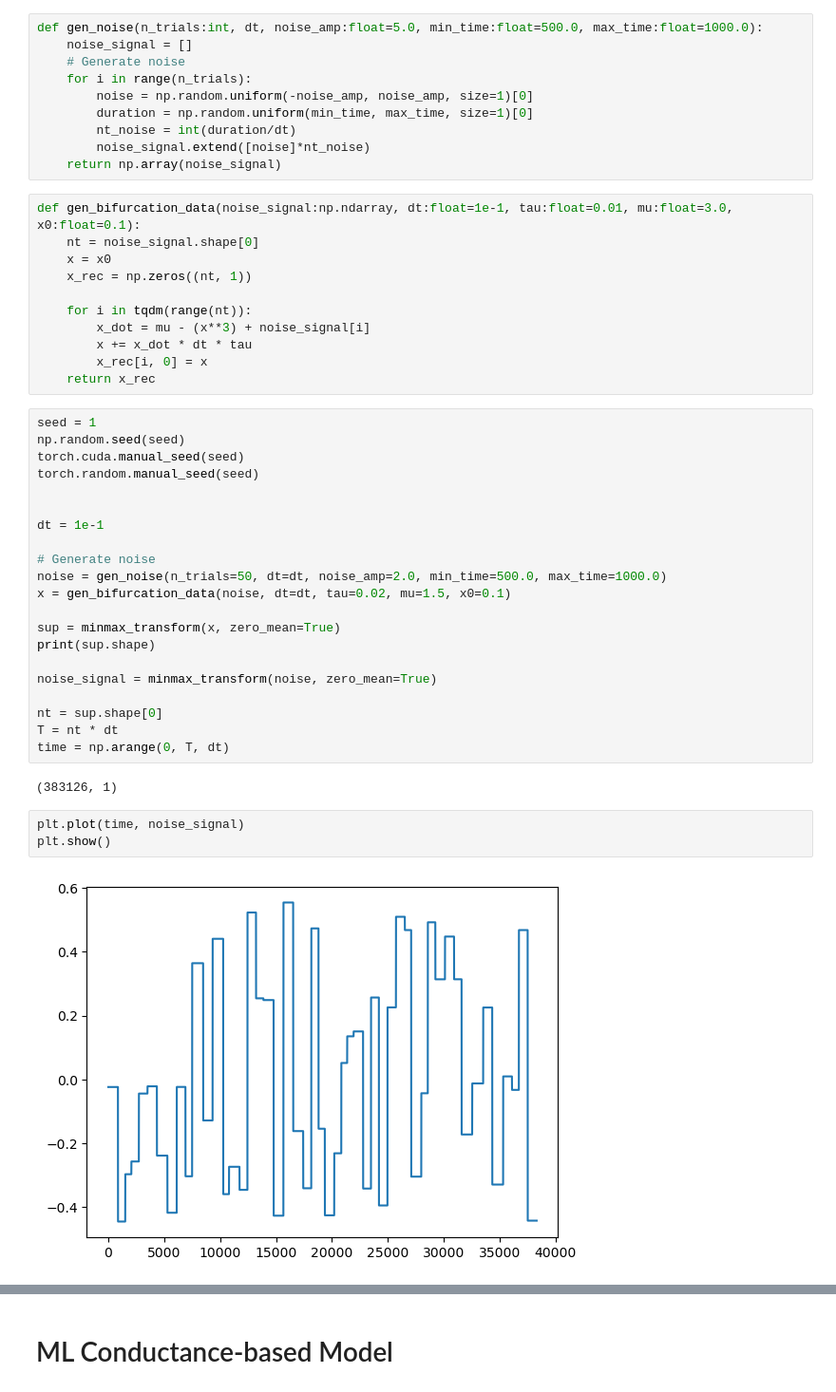
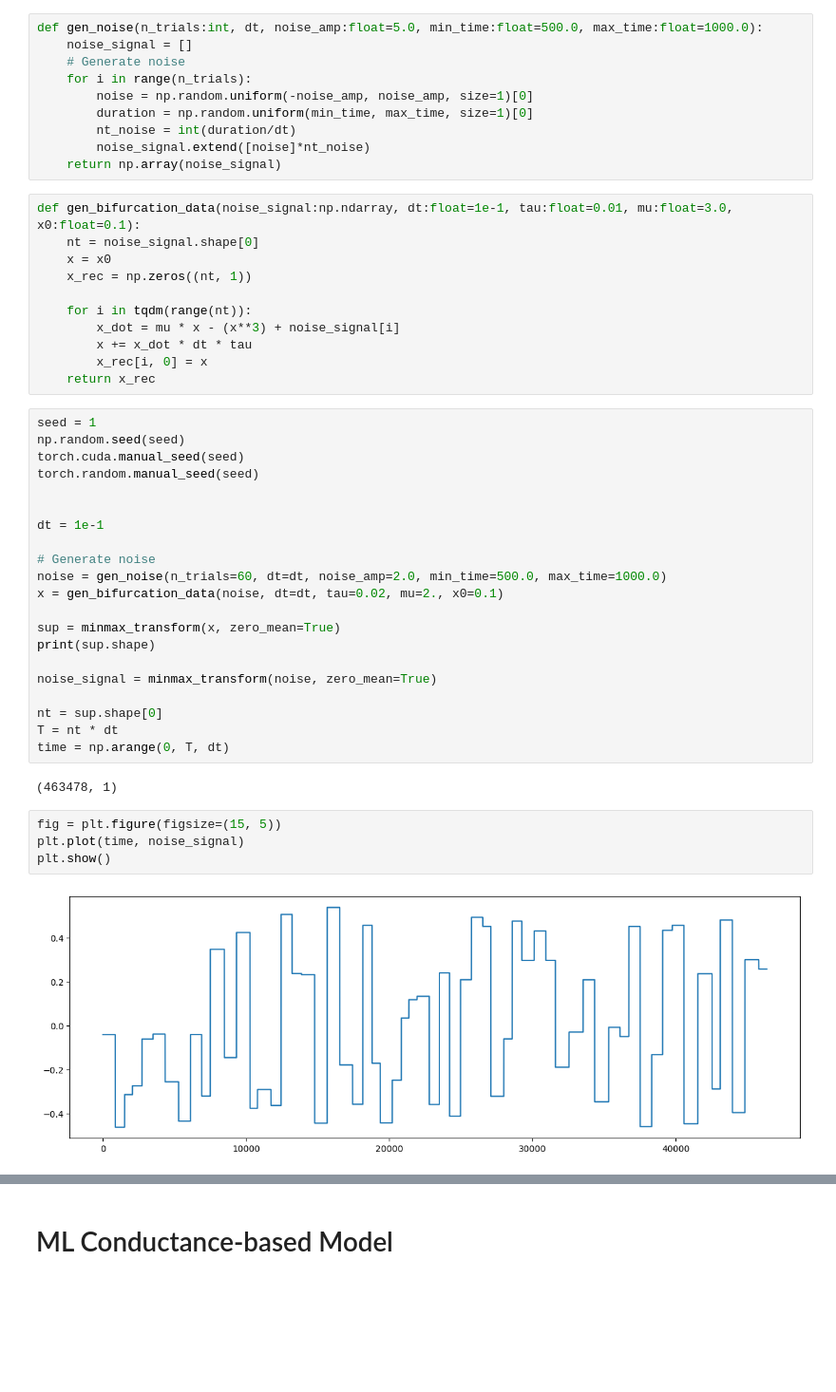
Before and after one commit to themahani/ml_force_research, a Jupyter notebook: morris_lecar/bifurcation_task.ipynb, the cells around one changed output, grey strips where cells are left out. Shown at 95% size. Drawn from its saved outputs; the diff is of its cells as text; blank space fills up the shorter version.

Commit message:
test: run new bifurcation task with 2 stable fixed points.
- Relatively works.

```diff
--- a/morris_lecar/bifurcation_task.ipynb
+++ b/morris_lecar/bifurcation_task.ipynb
@@ -34,7 +34,7 @@ def gen_bifurcation_data(noise_signal:np.ndarray, dt:float=1e-1, tau:float=0.01,
     x_rec = np.zeros((nt, 1))
 
     for i in tqdm(range(nt)):
-        x_dot = mu - (x**3) + noise_signal[i]
+        x_dot = mu * x - (x**3) + noise_signal[i]
         x += x_dot * dt * tau
         x_rec[i, 0] = x
     return x_rec
@@ -48,8 +48,8 @@ torch.random.manual_seed(seed)
 dt = 1e-1
 
 # Generate noise
-noise = gen_noise(n_trials=50, dt=dt, noise_amp=2.0, min_time=500.0, max_time=1000.0)
-x = gen_bifurcation_data(noise, dt=dt, tau=0.02, mu=1.5, x0=0.1)
+noise = gen_noise(n_trials=60, dt=dt, noise_amp=2.0, min_time=500.0, max_time=1000.0)
+x = gen_bifurcation_data(noise, dt=dt, tau=0.02, mu=2., x0=0.1)
 
 sup = minmax_transform(x, zero_mean=True)
 print(sup.shape)
@@ -60,10 +60,11 @@ nt = sup.shape[0]
 T = nt * dt
 time = np.arange(0, T, dt)
 # %% [output]
-(383126, 1)
+(463478, 1)
 # %%
+fig = plt.figure(figsize=(15, 5))
 plt.plot(time, noise_signal)
 plt.show()
 # %% [output]
-[figure, old version]
+[figure, new version]
 # %%
```
Also changed, not shown: parts of 16 cells of this notebook, 3 other files.
